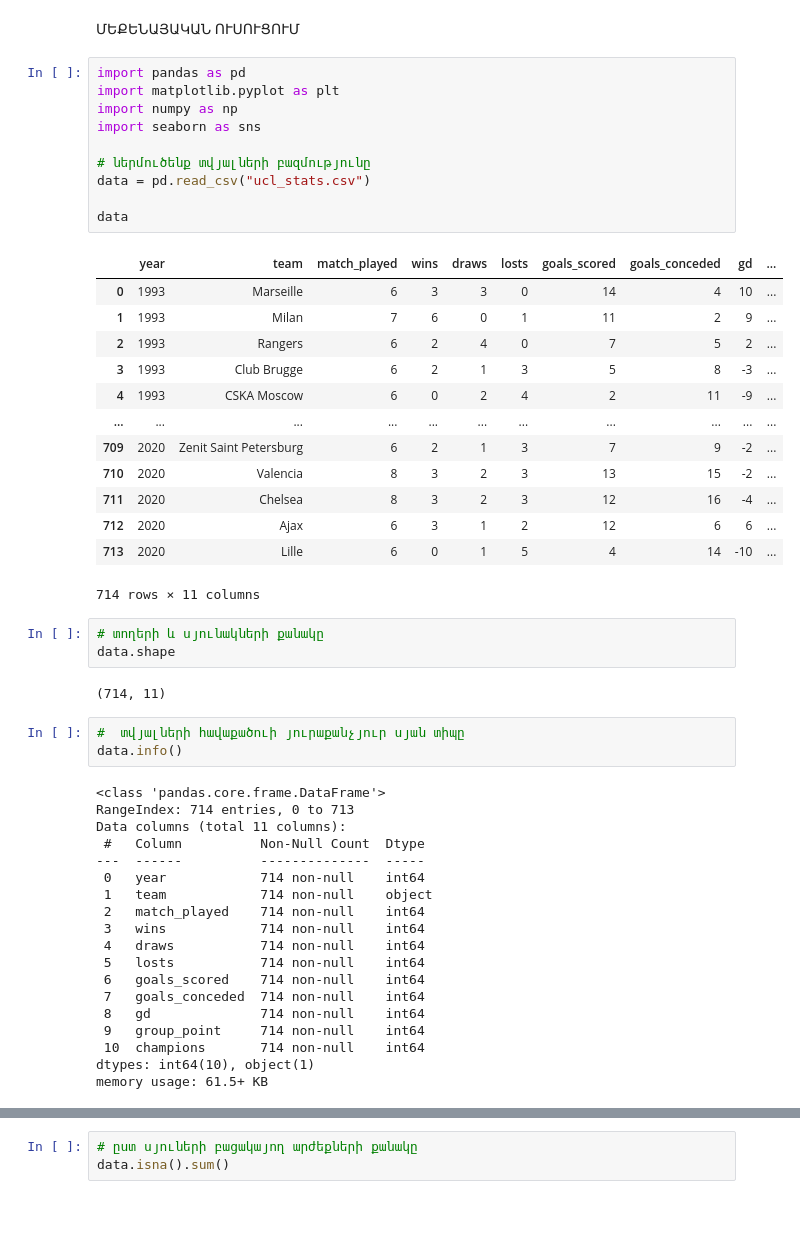
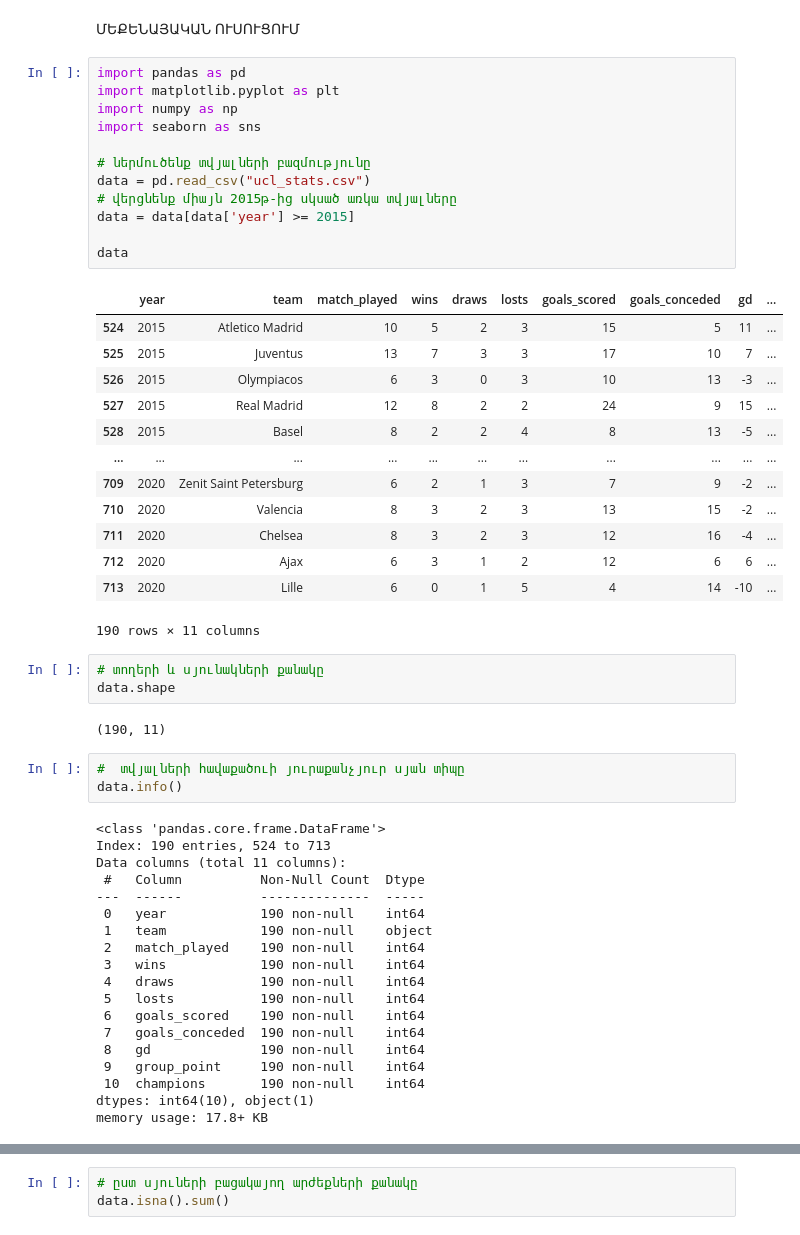
Before and after one commit to MariaGeghamyan/Machine-Learning, a Jupyter notebook: ML_project.ipynb, the cells around one changed output, grey strips where cells are left out. Cells and saved outputs as stored; diff of their text form.

```diff
--- a/ML_project.ipynb
+++ b/ML_project.ipynb
@@ -3,54 +3,56 @@
 # %%
 import pandas as pd
 import matplotlib.pyplot as plt
 import numpy as np
 import seaborn as sns
 
 # ներմուծենք տվյալների բազմությունը
 data = pd.read_csv("ucl_stats.csv")
+# վերցնենք միայն 2015թ-ից սկսած առկա տվյալները
+data = data[data['year'] >= 2015]
 
 data
 # %% [output]
 |  | year | team | match_played | wins | draws | losts | goals_scored | goals_conceded | gd | ... |
-| 0 | 1993 | Marseille | 6 | 3 | 3 | 0 | 14 | 4 | 10 | ... |
-| 1 | 1993 | Milan | 7 | 6 | 0 | 1 | 11 | 2 | 9 | ... |
-| 2 | 1993 | Rangers | 6 | 2 | 4 | 0 | 7 | 5 | 2 | ... |
-| 3 | 1993 | Club Brugge | 6 | 2 | 1 | 3 | 5 | 8 | -3 | ... |
-| 4 | 1993 | CSKA Moscow | 6 | 0 | 2 | 4 | 2 | 11 | -9 | ... |
+| 524 | 2015 | Atletico Madrid | 10 | 5 | 2 | 3 | 15 | 5 | 11 | ... |
+| 525 | 2015 | Juventus | 13 | 7 | 3 | 3 | 17 | 10 | 7 | ... |
+| 526 | 2015 | Olympiacos | 6 | 3 | 0 | 3 | 10 | 13 | -3 | ... |
+| 527 | 2015 | Real Madrid | 12 | 8 | 2 | 2 | 24 | 9 | 15 | ... |
+| 528 | 2015 | Basel | 8 | 2 | 2 | 4 | 8 | 13 | -5 | ... |
 | ... | ... | ... | ... | ... | ... | ... | ... | ... | ... | ... |
 | 709 | 2020 | Zenit Saint Petersburg | 6 | 2 | 1 | 3 | 7 | 9 | -2 | ... |
 | 710 | 2020 | Valencia | 8 | 3 | 2 | 3 | 13 | 15 | -2 | ... |
 | 711 | 2020 | Chelsea | 8 | 3 | 2 | 3 | 12 | 16 | -4 | ... |
 | 712 | 2020 | Ajax | 6 | 3 | 1 | 2 | 12 | 6 | 6 | ... |
 | 713 | 2020 | Lille | 6 | 0 | 1 | 5 | 4 | 14 | -10 | ... |
-714 rows × 11 columns
+190 rows × 11 columns
 # %%
 # տողերի և սյունակների քանակը
 data.shape
 # %% [output]
-(714, 11)
+(190, 11)
 # %%
 #  տվյալների հավաքածուի յուրաքանչյուր սյան տիպը
 data.info()
 # %% [output]
 <class 'pandas.core.frame.DataFrame'>
-RangeIndex: 714 entries, 0 to 713
+Index: 190 entries, 524 to 713
 Data columns (total 11 columns):
  #   Column          Non-Null Count  Dtype
 ---  ------          --------------  -----
- 0   year            714 non-null    int64
- 1   team            714 non-null    object
- 2   match_played    714 non-null    int64
- 3   wins            714 non-null    int64
- 4   draws           714 non-null    int64
- 5   losts           714 non-null    int64
- 6   goals_scored    714 non-null    int64
- 7   goals_conceded  714 non-null    int64
- 8   gd              714 non-null    int64
- 9   group_point     714 non-null    int64
- 10  champions       714 non-null    int64
+ 0   year            190 non-null    int64
+ 1   team            190 non-null    object
+ 2   match_played    190 non-null    int64
+ 3   wins            190 non-null    int64
+ 4   draws           190 non-null    int64
+ 5   losts           190 non-null    int64
+ 6   goals_scored    190 non-null    int64
+ 7   goals_conceded  190 non-null    int64
+ 8   gd              190 non-null    int64
+ 9   group_point     190 non-null    int64
+ 10  champions       190 non-null    int64
 dtypes: int64(10), object(1)
-memory usage: 61.5+ KB
+memory usage: 17.8+ KB
 # %%
 # ըստ սյուների վիճակագրական տվյալներ
 data.describe().T
```
Also changed, not shown: parts of 15 cells of this notebook.
